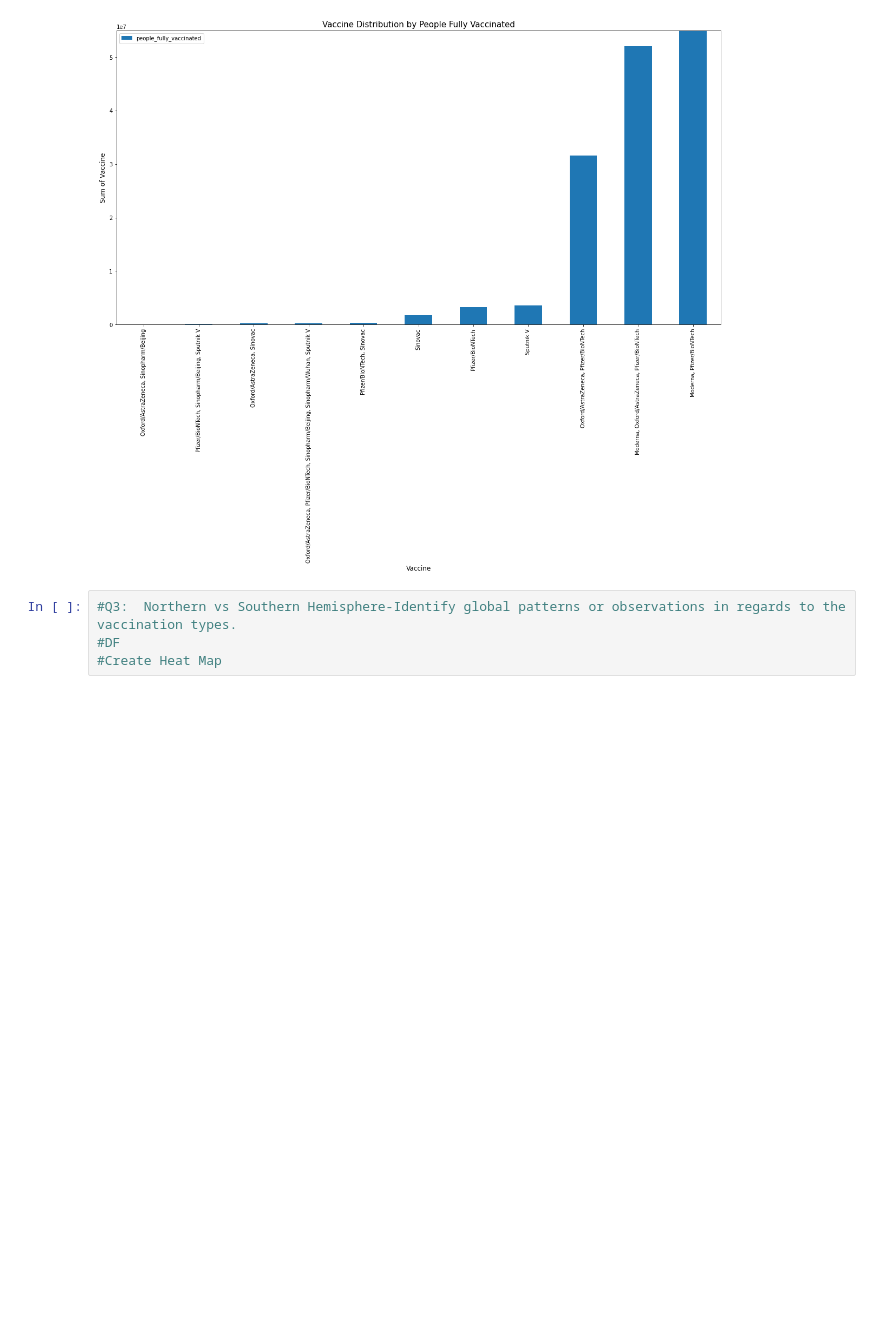
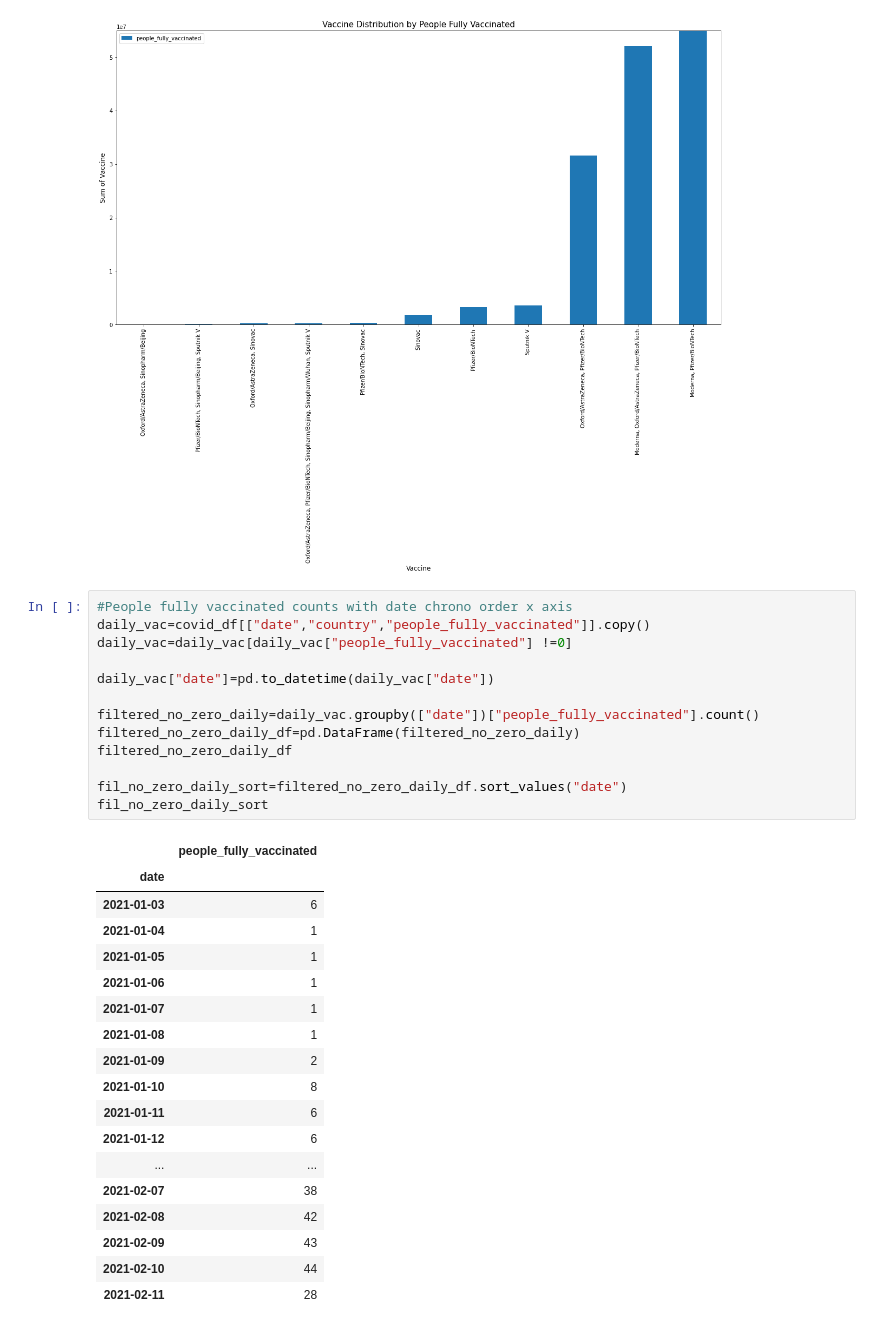
Before and after one commit to mcasiano1/Project-1, a Jupyter notebook: Final Data/final_analysis.ipynb, the cells around one changed output. Drawn from its saved outputs; the diff is of its cells as text; blank space fills up the shorter version.

```diff
--- a/Final Data/final_analysis.ipynb
+++ b/Final Data/final_analysis.ipynb
@@ -194,7 +189,35 @@ plt.ylabel("Sum of Vaccine", fontsize=12)
 # %% [output]
 Text(0, 0.5, 'Sum of Vaccine')
 [figure]
-# %%
-#Q3:  Northern vs Southern Hemisphere-Identify global patterns or observations in regards to the vaccination types.
-#DF
-#Create Heat Map
+# %%
+#People fully vaccinated counts with date chrono order x axis
+daily_vac=covid_df[["date","country","people_fully_vaccinated"]].copy()
+daily_vac=daily_vac[daily_vac["people_fully_vaccinated"] !=0]
+
+daily_vac["date"]=pd.to_datetime(daily_vac["date"])
+
+filtered_no_zero_daily=daily_vac.groupby(["date"])["people_fully_vaccinated"].count()
+filtered_no_zero_daily_df=pd.DataFrame(filtered_no_zero_daily)
+filtered_no_zero_daily_df
+
+fil_no_zero_daily_sort=filtered_no_zero_daily_df.sort_values("date")
+fil_no_zero_daily_sort
+# %% [output]
+|  | people_fully_vaccinated |
+| date |  |
+| 2021-01-03 | 6 |
+| 2021-01-04 | 1 |
+| 2021-01-05 | 1 |
+| 2021-01-06 | 1 |
+| 2021-01-07 | 1 |
+| 2021-01-08 | 1 |
+| 2021-01-09 | 2 |
+| 2021-01-10 | 8 |
+| 2021-01-11 | 6 |
+| 2021-01-12 | 6 |
+| ... | ... |
+| 2021-02-07 | 38 |
+| 2021-02-08 | 42 |
+| 2021-02-09 | 43 |
+| 2021-02-10 | 44 |
+| 2021-02-11 | 28 |
```
Also changed, not shown: parts of 3 cells of this notebook.
